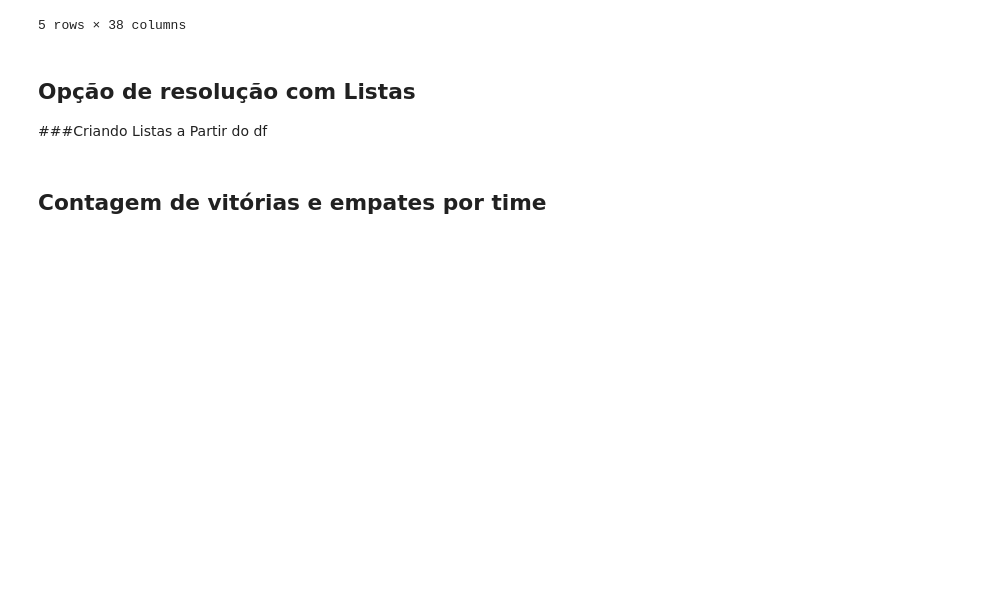
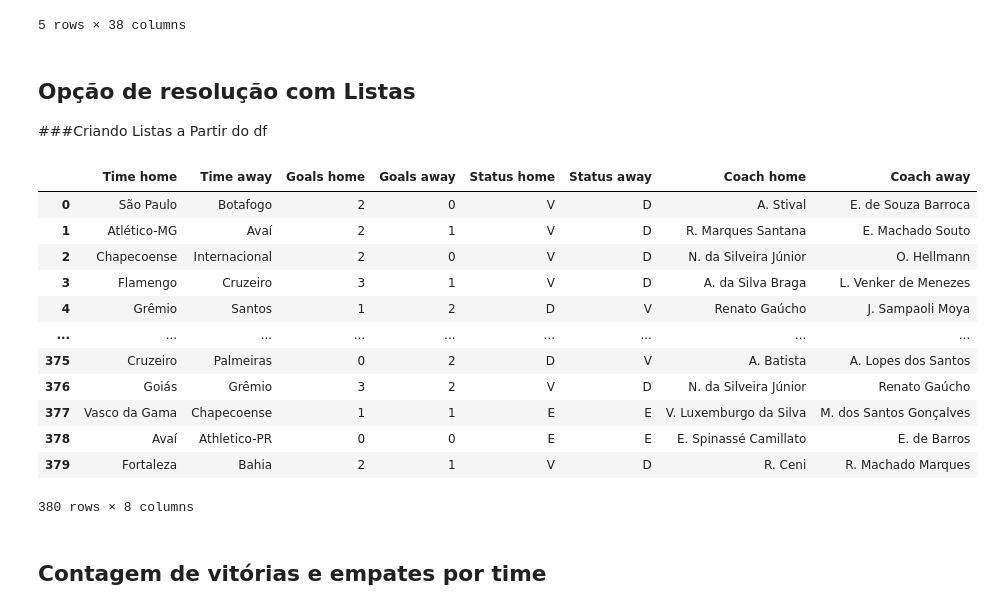
Before and after one commit to ChenYP-1982/ADA-Pr1, a Jupyter notebook: Projeto_final.ipynb, the cells around one changed output. Saved outputs shown, nothing was run; the diff lists cells and outputs as text; code cells hidden in the pictures; blank space fills up the shorter version.

```diff
--- a/Projeto_final.ipynb
+++ b/Projeto_final.ipynb
@@ -266,7 +269,6 @@ df.head()
 ## Opção de resolução com Listas
 ###Criando Listas a Partir do df
 # %%
-
 df = pd.read_json('/Users/chenyenpin/Documents/ADA-Pr1/dados/brasileirao-2019.json')
 
 
@@ -280,7 +282,10 @@ coach_home = []
 coach_away = []
 dic_geral = {}
 
-linhas, colunas = df.shape
+linhas = len(df)
+colunas = 0
+for elem in df:
+  colunas += 1
 
 for j in range(colunas):
   for i in range(linhas):
@@ -289,34 +294,49 @@ for j in range(colunas):
       if key == 'clubs':
         time_home.append(partida[key]['home'])
         time_away.append(partida[key]['away'])
       elif key == 'goals':
         goals_home.append(int(partida[key]['home']))
         goals_away.append(int(partida[key]['away']))
         if partida[key]['home'] > partida[key]['away']:
           status_home.append('V')
           status_away.append('D')
         elif partida[key]['home'] < partida[key]['away']:
           status_home.append('D')
           status_away.append('V')
         else:
           status_home.append('E')
           status_away.append('E')
       elif key == 'coach':
         coach_home.append(partida[key]['home'])
         coach_away.append(partida[key]['away'])
 
 
 dic_geral.update({'Time home': time_home,
                   'Time away': time_away,
                   'Goals home': goals_home,
                   'Goals away': goals_away,
                   'Status home': status_home,
                   'Status away': status_away,
                   'Coach home': coach_home,
                   'Coach away': coach_away})
 
 
-df_test=pd.DataFrame(dic_geral)
+df_visualizacao=pd.DataFrame(dic_geral)
+df_visualizacao
+# %% [output]
+|  | Time home | Time away | Goals home | Goals away | Status home | Status away | Coach home | Coach away |
+| 0 | São Paulo | Botafogo | 2 | 0 | V | D | A. Stival | E. de Souza Barroca |
+| 1 | Atlético-MG | Avaí | 2 | 1 | V | D | R. Marques Santana | E. Machado Souto |
+| 2 | Chapecoense | Internacional | 2 | 0 | V | D | N. da Silveira Júnior | O. Hellmann |
+| 3 | Flamengo | Cruzeiro | 3 | 1 | V | D | A. da Silva Braga | L. Venker de Menezes |
+| 4 | Grêmio | Santos | 1 | 2 | D | V | Renato Gaúcho | J. Sampaoli Moya |
+| ... | ... | ... | ... | ... | ... | ... | ... | ... |
+| 375 | Cruzeiro | Palmeiras | 0 | 2 | D | V | A. Batista | A. Lopes dos Santos |
+| 376 | Goiás | Grêmio | 3 | 2 | V | D | N. da Silveira Júnior | Renato Gaúcho |
+| 377 | Vasco da Gama | Chapecoense | 1 | 1 | E | E | V. Luxemburgo da Silva | M. dos Santos Gonçalves |
+| 378 | Avaí | Athletico-PR | 0 | 0 | E | E | E. Spinassé Camillato | E. de Barros |
+| 379 | Fortaleza | Bahia | 2 | 1 | V | D | R. Ceni | R. Machado Marques |
+380 rows × 8 columns
 # %% [markdown]
 ## Contagem de vitórias e empates por time
 # %%
```
Also changed, not shown: parts of 1 cell of this notebook.
